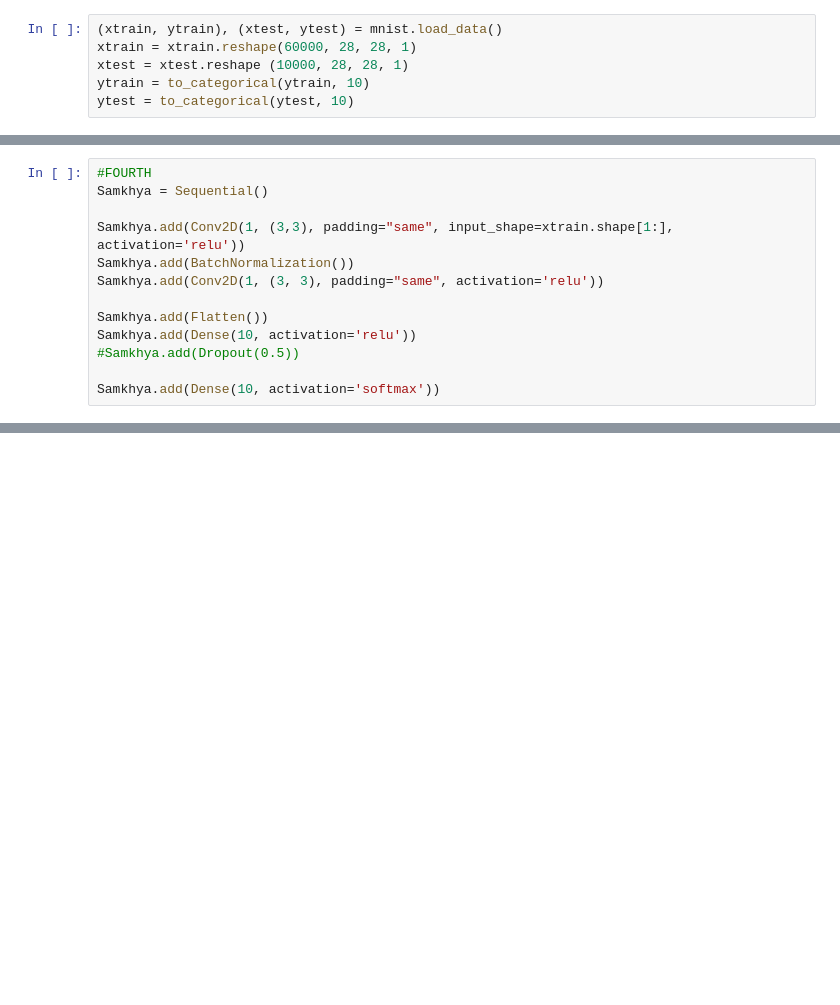
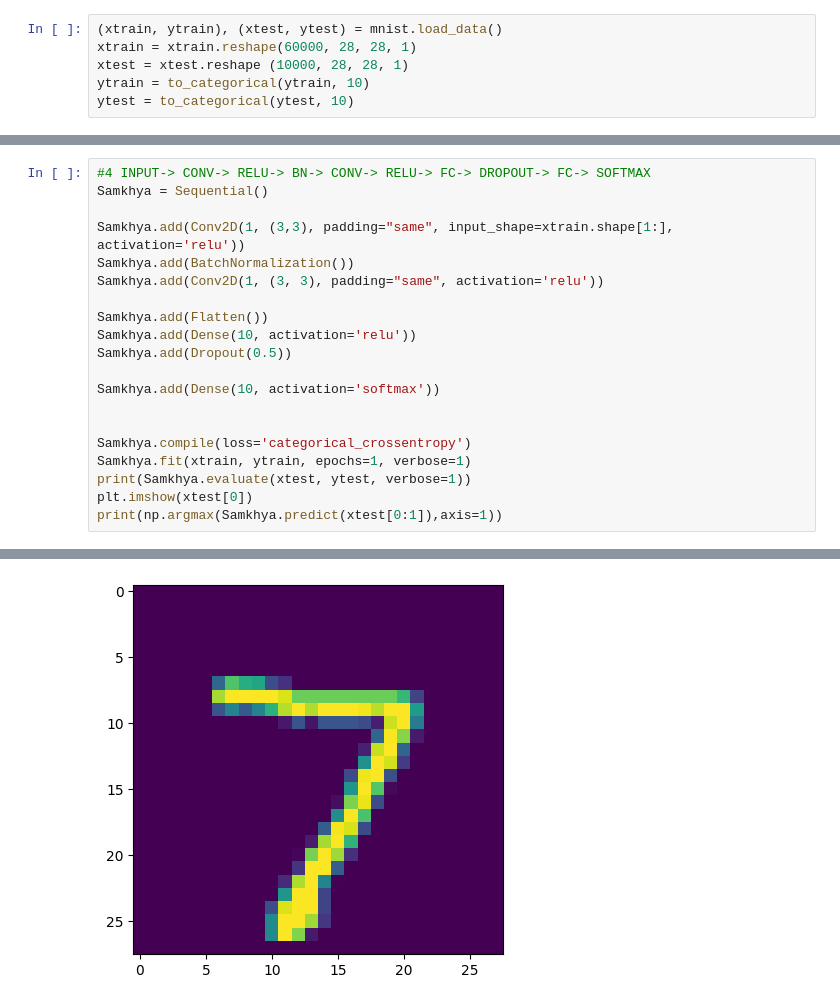
Before and after one commit to christy726/BIN-CC-531_Convolutional_Neural_Network, a Jupyter notebook: cnn.ipynb, the cells around one changed output, grey strips where cells are left out. Saved outputs shown, nothing was run; the diff lists cells and outputs as text; blank space fills up the shorter version.

```diff
--- a/cnn.ipynb
+++ b/cnn.ipynb
@@ -57,5 +99,5 @@ Samkhya.add(Dense(10, activation='softmax'))
 # %%
-#FOURTH
+#4 INPUT-> CONV-> RELU-> BN-> CONV-> RELU-> FC-> DROPOUT-> FC-> SOFTMAX
 Samkhya = Sequential()
 
 Samkhya.add(Conv2D(1, (3,3), padding="same", input_shape=xtrain.shape[1:], activation='relu'))
@@ -64,6 +106,14 @@ Samkhya.add(Conv2D(1, (3, 3), padding="same", activation='relu'))
 
 Samkhya.add(Flatten())
 Samkhya.add(Dense(10, activation='relu'))
-#Samkhya.add(Dropout(0.5))
+Samkhya.add(Dropout(0.5))
 
 Samkhya.add(Dense(10, activation='softmax'))
+
+
+Samkhya.compile(loss='categorical_crossentropy')
+Samkhya.fit(xtrain, ytrain, epochs=1, verbose=1)
+print(Samkhya.evaluate(xtest, ytest, verbose=1))
+plt.imshow(xtest[0])
+print(np.argmax(Samkhya.predict(xtest[0:1]),axis=1))
+# %% [output]
@@ -69,0 +125 @@ Samkhya.add(Dense(10, activation='softmax'))
+[figure, added]
```
Also changed, not shown: parts of 6 cells of this notebook.
